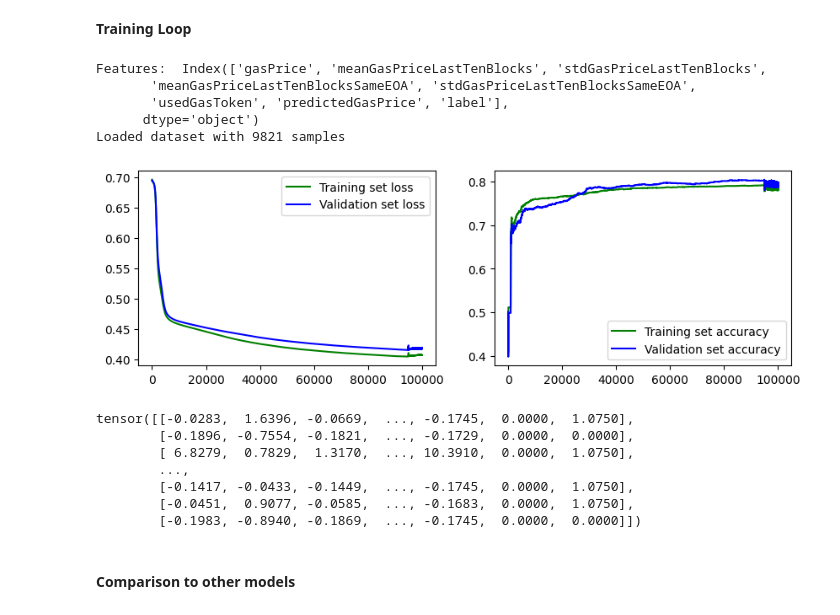
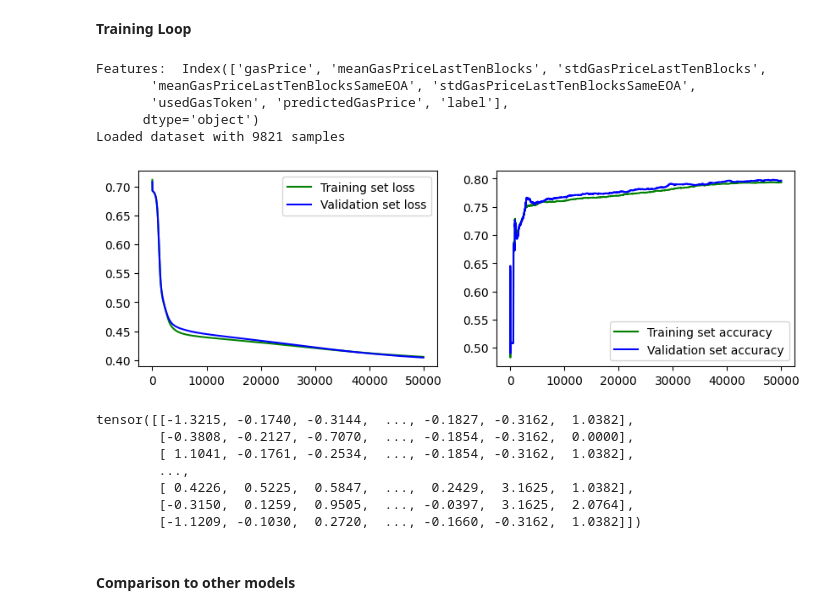
Before and after one commit to hoehlars/frontrunning-attacks, a Jupyter notebook: model/MLP.ipynb, the cells around one changed output. Drawn from its saved outputs; the diff is of its cells as text; code cells hidden in the pictures.

Commit message:
add logic to extract usage of gas-tokens for transactions

```diff
--- a/model/MLP.ipynb
+++ b/model/MLP.ipynb
@@ -185,42 +185,43 @@ def plot(train_loss, train_acc, val_loss, val_acc):
   ax.legend()
 # %%
 # Load dataset
-dataset_files = ["insertion_atks_first_atk_2500.csv", "insertion_atks_second_atk_2500.csv", "random_sampled_transactions.csv"]
+#dataset_files = ["insertion_atks_first_atk_2500.csv", "insertion_atks_second_atk_2500.csv", "random_sampled_transactions.csv"]
+dataset_files = ["insertion_atks_first_atk_with_gas_token.csv", "insertion_atks_second_atk_with_gas_token.csv", "random_sampled_transactions_with_gas_token.csv"]
 X, T = prepare_dataset(dataset_files, ",")
 
 # Split dataset
 X_train, T_train, X_val, T_val = split_training_data(X, T, 0.8)
 # Standardize input data
 X_train, X_val = standardize(X_train, X_val)
 
 # Initiate the network
 network = Network(7, 10, 1)
 # Define loss function
 loss = torch.nn.BCEWithLogitsLoss(reduction="mean")
 
 # Train network on our data
-results = train(network, loss, X_train, T_train, X_val, T_val, num_epochs=100000, learning_rate=0.1)
+results = train(network, loss, X_train, T_train, X_val, T_val, num_epochs=50000, learning_rate=0.1)
 train_loss, train_acc, val_loss, val_acc = results
 
 # plot the results
 plot(train_loss, train_acc, val_loss, val_acc)
 # %% [output]
 Features:  Index(['gasPrice', 'meanGasPriceLastTenBlocks', 'stdGasPriceLastTenBlocks',
        'meanGasPriceLastTenBlocksSameEOA', 'stdGasPriceLastTenBlocksSameEOA',
        'usedGasToken', 'predictedGasPrice', 'label'],
       dtype='object')
 Loaded dataset with 9821 samples
-[figure, old version]
+[figure, new version]
 # %%
 X_train
 # %% [output]
-tensor([[-0.0283,  1.6396, -0.0669,  ..., -0.1745,  0.0000,  1.0750],
-        [-0.1896, -0.7554, -0.1821,  ..., -0.1729,  0.0000,  0.0000],
-        [ 6.8279,  0.7829,  1.3170,  ..., 10.3910,  0.0000,  1.0750],
+tensor([[-1.3215, -0.1740, -0.3144,  ..., -0.1827, -0.3162,  1.0382],
+        [-0.3808, -0.2127, -0.7070,  ..., -0.1854, -0.3162,  0.0000],
+        [ 1.1041, -0.1761, -0.2534,  ..., -0.1854, -0.3162,  1.0382],
         ...,
-        [-0.1417, -0.0433, -0.1449,  ..., -0.1745,  0.0000,  1.0750],
-        [-0.0451,  0.9077, -0.0585,  ..., -0.1683,  0.0000,  1.0750],
-        [-0.1983, -0.8940, -0.1869,  ..., -0.1745,  0.0000,  0.0000]])
+        [ 0.4226,  0.5225,  0.5847,  ...,  0.2429,  3.1625,  1.0382],
+        [-0.3150,  0.1259,  0.9505,  ..., -0.0397,  3.1625,  2.0764],
+        [-1.1209, -0.1030,  0.2720,  ..., -0.1660, -0.3162,  1.0382]])
 # %% [markdown]
 #### Comparison to other models
 # %% [markdown]
```
Also changed, not shown: parts of 2 cells of this notebook, 4 other files.
